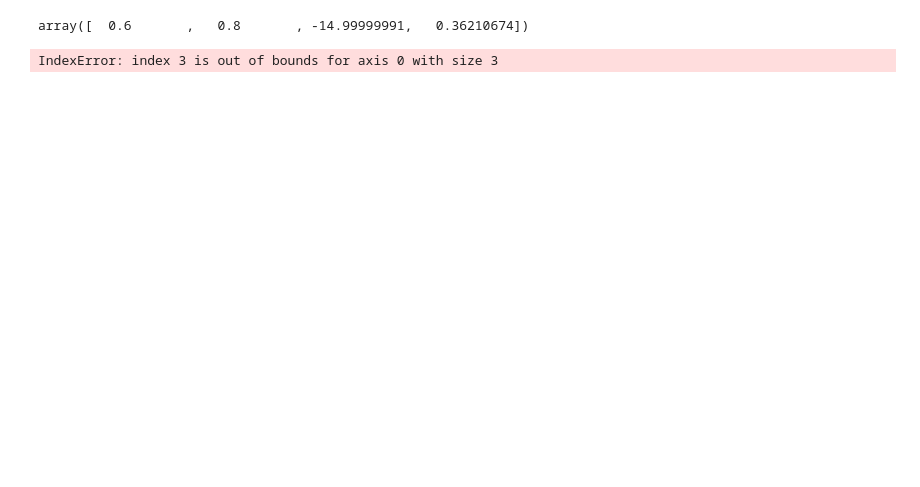
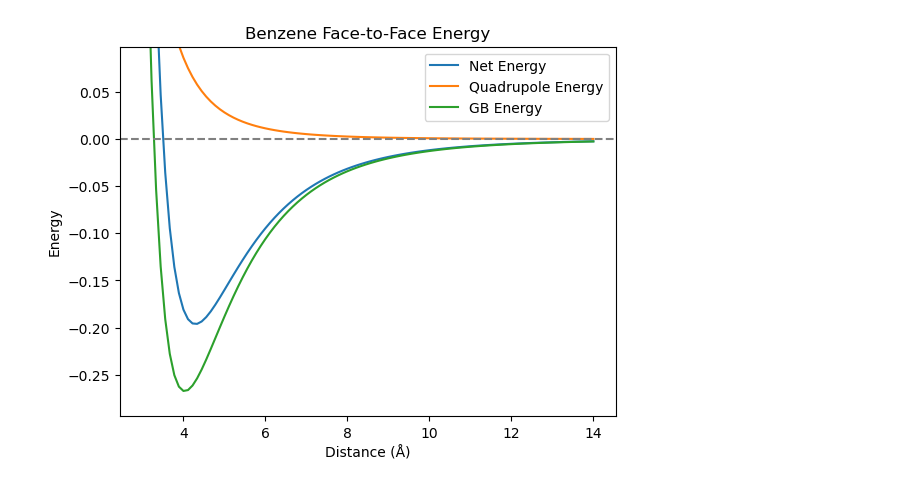
Before and after one commit to ortengren/as_mc, a Jupyter notebook: fitting_gb.ipynb, the cells around one changed output. Drawn from its saved outputs; the diff is of its cells as text; code cells hidden in the pictures; blank space fills up the shorter version.

```diff
--- a/fitting_gb.ipynb
+++ b/fitting_gb.ipynb
@@ -38,6 +8,0 @@ bounds = (lower_bounds, upper_bounds)
-# %%
-def gb_wrapper(matrix, eps0, kappa_prime, mu, nu):
-    uhat1 = matrix[:, 0]
-    uhat2 = matrix[:, 1]
-    r = matrix[:, 2]
-    return vec_gb(uhat1, uhat2, r, sigma0, eps0, kappa, kappa_prime, mu, nu)
@@ -44,11 +152,13 @@ def gb_wrapper(matrix, eps0, kappa_prime, mu, nu):
 # %%
-popt, pcov = curve_fit(
+results1 = curve_fit(
     gb_wrapper,
-    input_matrices,
-    ydata,
+    new_X,
+    Y,
     p0=p0,
     bounds=bounds,
-    maxfev=50_000,
+    maxfev=10_000,
     loss="soft_l1",
-    f_scale=1.
+    f_scale=0.2
 )
+
+print(results1)
@@ -55,18 +183,33 @@ popt, pcov = curve_fit(
-# %%
-popt
-# %% [output]
-array([  0.6       ,   0.8       , -14.99999991,   0.36210674])
 # %%
+popt = results1[0]
+
 # face-to-face energy curve
 u1 = np.array([0, 0, 1])
 u2 = np.array([0, 0, 1])
 
-distances = np.linspace(3.0, 10.0, 100)
-energies = []
+distances = np.linspace(3.0, 14.0, 100)
+gb_face_energies = []
+qq_face_energies = []
+face_energies = []
 
 for d in distances:
     r = np.array([0, 0, d])
-    e = gb(u1, u2, r, popt[0], popt[1], popt[2], popt[3], 2, 1)
-    energies.append(e)
+    gb_e = gb(u1, u2, r, popt[0], popt[1], popt[2], popt[3], popt[4], popt[5])
+    qq_e = quadrupole(u1, u2, r, popt[6])
+    gb_face_energies.append(gb_e)
+    qq_face_energies.append(qq_e)
+    face_energies.append(gb_e + qq_e)
+
+# plot Face-to-Face energy
+plt.plot(distances, face_energies, label='Net Energy')
+plt.plot(distances, qq_face_energies, label='Quadrupole Energy')
+plt.plot(distances, gb_face_energies, label='GB Energy')
+plt.axhline(0, color='gray', linestyle='--')
+plt.ylim(min(face_energies)*1.5, abs(min(face_energies))*0.5)
+plt.xlabel('Distance (Å)')
+plt.ylabel('Energy')
+plt.title(f'Benzene Face-to-Face Energy')
+plt.legend()
+plt.show()
 # %% [output]
-IndexError: index 3 is out of bounds for axis 0 with size 3
+[figure, added]
```
Also changed, not shown: parts of 22 cells of this notebook, 2 other files.
